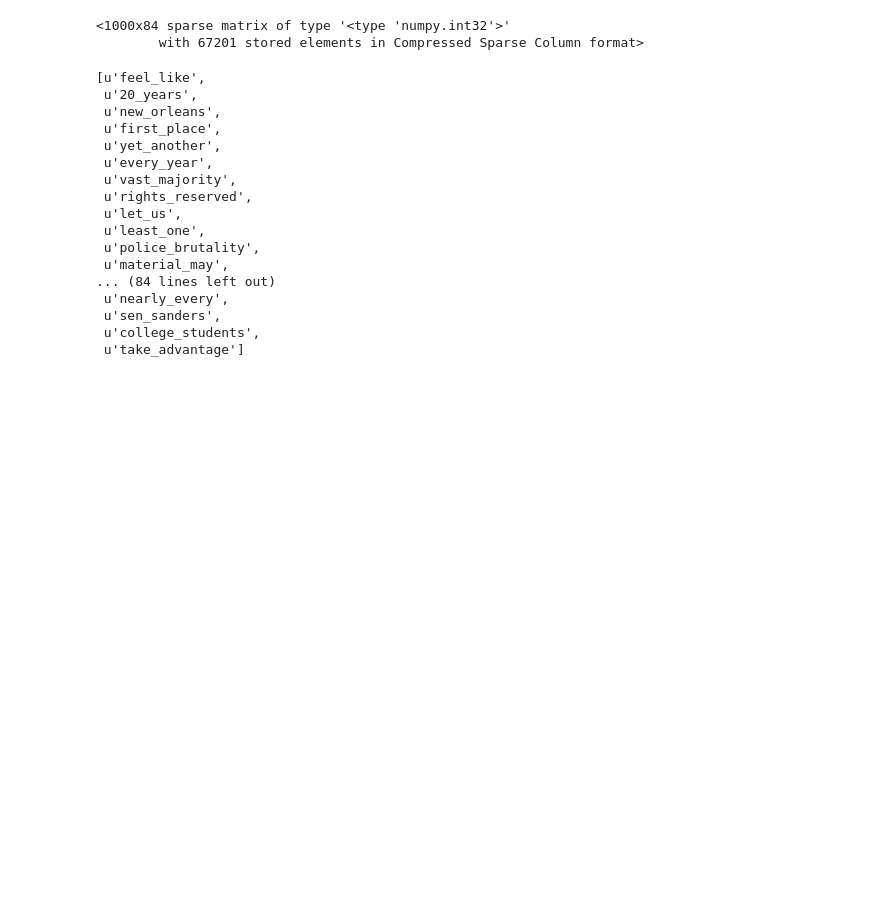
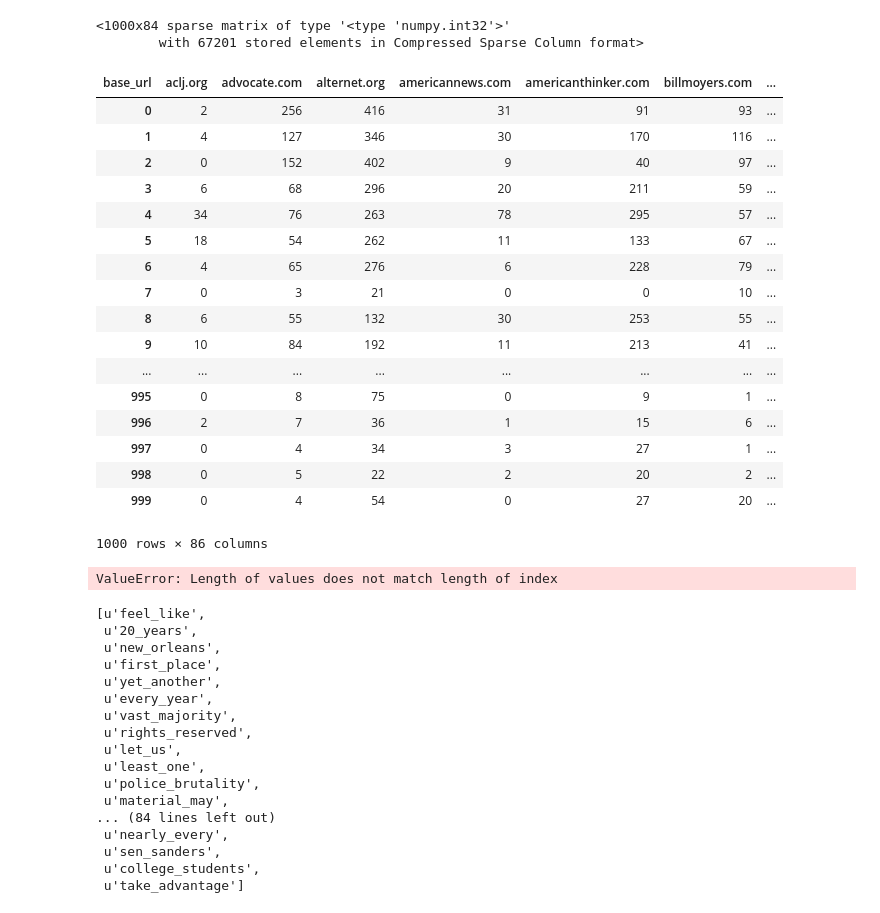
Before and after one commit to ahoho/partisan-media-analysis, a Jupyter notebook: calculate_ngram_tfidf_phrasegrams.ipynb, the cells around one changed output. Drawn from its saved outputs; the diff is of its cells as text; code cells hidden in the pictures; blank space fills up the shorter version.

Commit message:
modify dtm data output

```diff
--- a/calculate_ngram_tfidf_phrasegrams.ipynb
+++ b/calculate_ngram_tfidf_phrasegrams.ipynb
@@ -177,6 +177,37 @@ pd.DataFrame(dtm_source[:,idx_sorted_tfidf_right[:1000]].T.toarray(),
   .to_csv('./output/ngrams_tfidf_top1000_right.csv', index_label='rank')
 
 sources[['base_url', 'fb_id', 'side', 'avg_align']].to_csv('./output/source_info.csv')
+# %%
+pd.DataFrame(dtm_source[:,idx_sorted_tfidf_left[:1000]].T.toarray(),
+             columns=sources.base_url)\
+  .assign(terms=terms_sorted_tfidf_left[:1000],
+          tfidf=dtm_side_tfidf[0, idx_sorted_tfidf_left[:1000]].A[0])
+# %% [output]
+| base_url | aclj.org | advocate.com | alternet.org | americannews.com | americanthinker.com | billmoyers.com | ... |
+| 0 | 2 | 256 | 416 | 31 | 91 | 93 | ... |
+| 1 | 4 | 127 | 346 | 30 | 170 | 116 | ... |
+| 2 | 0 | 152 | 402 | 9 | 40 | 97 | ... |
+| 3 | 6 | 68 | 296 | 20 | 211 | 59 | ... |
+| 4 | 34 | 76 | 263 | 78 | 295 | 57 | ... |
+| 5 | 18 | 54 | 262 | 11 | 133 | 67 | ... |
+| 6 | 4 | 65 | 276 | 6 | 228 | 79 | ... |
+| 7 | 0 | 3 | 21 | 0 | 0 | 10 | ... |
+| 8 | 6 | 55 | 132 | 30 | 253 | 55 | ... |
+| 9 | 10 | 84 | 192 | 11 | 213 | 41 | ... |
+| ... | ... | ... | ... | ... | ... | ... | ... |
+| 995 | 0 | 8 | 75 | 0 | 9 | 1 | ... |
+| 996 | 2 | 7 | 36 | 1 | 15 | 6 | ... |
+| 997 | 0 | 4 | 34 | 3 | 27 | 1 | ... |
+| 998 | 0 | 5 | 22 | 2 | 20 | 2 | ... |
+| 999 | 0 | 4 | 54 | 0 | 27 | 20 | ... |
+1000 rows × 86 columns
+# %%
+pd.DataFrame(dtm_source[:,idx_sorted_tfidf_left[:1000]].T.toarray(),
+             columns=sources.base_url)\
+  .assign(terms=terms_sorted_tfidf_left[:1000],
+          tfidf=dtm_side_tfidf[0, idx_sorted_tfidf_left].toarray())
+# %% [output]
+ValueError: Length of values does not match length of index
 # %%
 terms_sorted_tfidf_left[:100]
 # %% [output]
```
Also changed, not shown: parts of 1 cell of this notebook, 5 other files.
